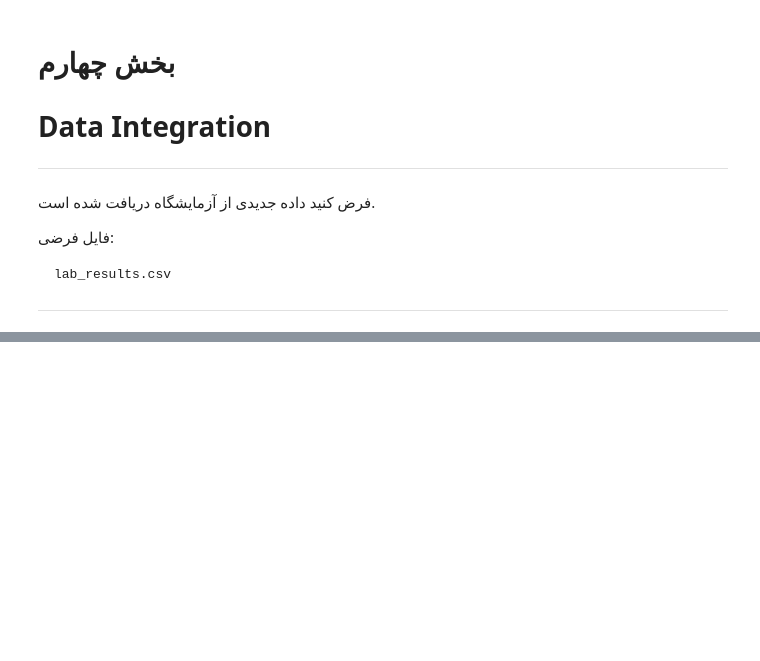
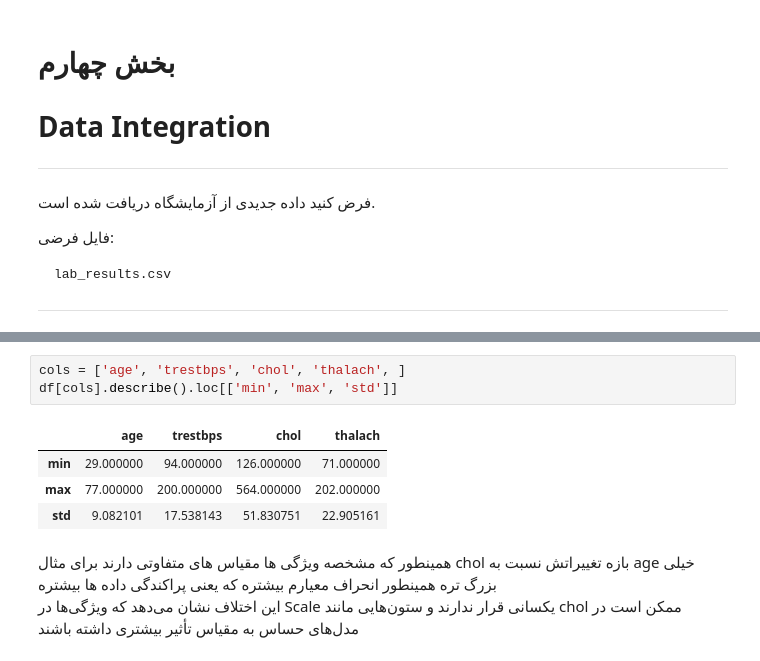
Before and after one commit to RomiinaAhmadi/Dade_kavi, a Jupyter notebook: all.ipynb, the cells around one changed output, grey strips where cells are left out. Saved outputs shown, nothing was run; the diff lists cells and outputs as text; blank space fills up the shorter version.

```diff
--- a/all.ipynb
+++ b/all.ipynb
@@ -651,0 +829,11 @@ test
+# %%
+cols = ['age', 'trestbps', 'chol', 'thalach', ]
+df[cols].describe().loc[['min', 'max', 'std']]
+# %% [output]
+|  | age | trestbps | chol | thalach |
+| min | 29.000000 | 94.000000 | 126.000000 | 71.000000 |
+| max | 77.000000 | 200.000000 | 564.000000 | 202.000000 |
+| std | 9.082101 | 17.538143 | 51.830751 | 22.905161 |
+# %% [markdown]
+همینطور که مشخصه ویژگی ها مقیاس های متفاوتی دارند برای مثال chol بازه تغییراتش نسبت به age خیلی بزرگ تره همینطور انحراف معیارم بیشتره که یعنی پراکندگی داده ها بیشتره
+این اختلاف نشان می‌دهد که ویژگی‌ها در Scale یکسانی قرار ندارند و ستون‌هایی مانند chol ممکن است در مدل‌های حساس به مقیاس تأثیر بیشتری داشته باشند
```
Also changed, not shown: parts of 33 cells of this notebook.
